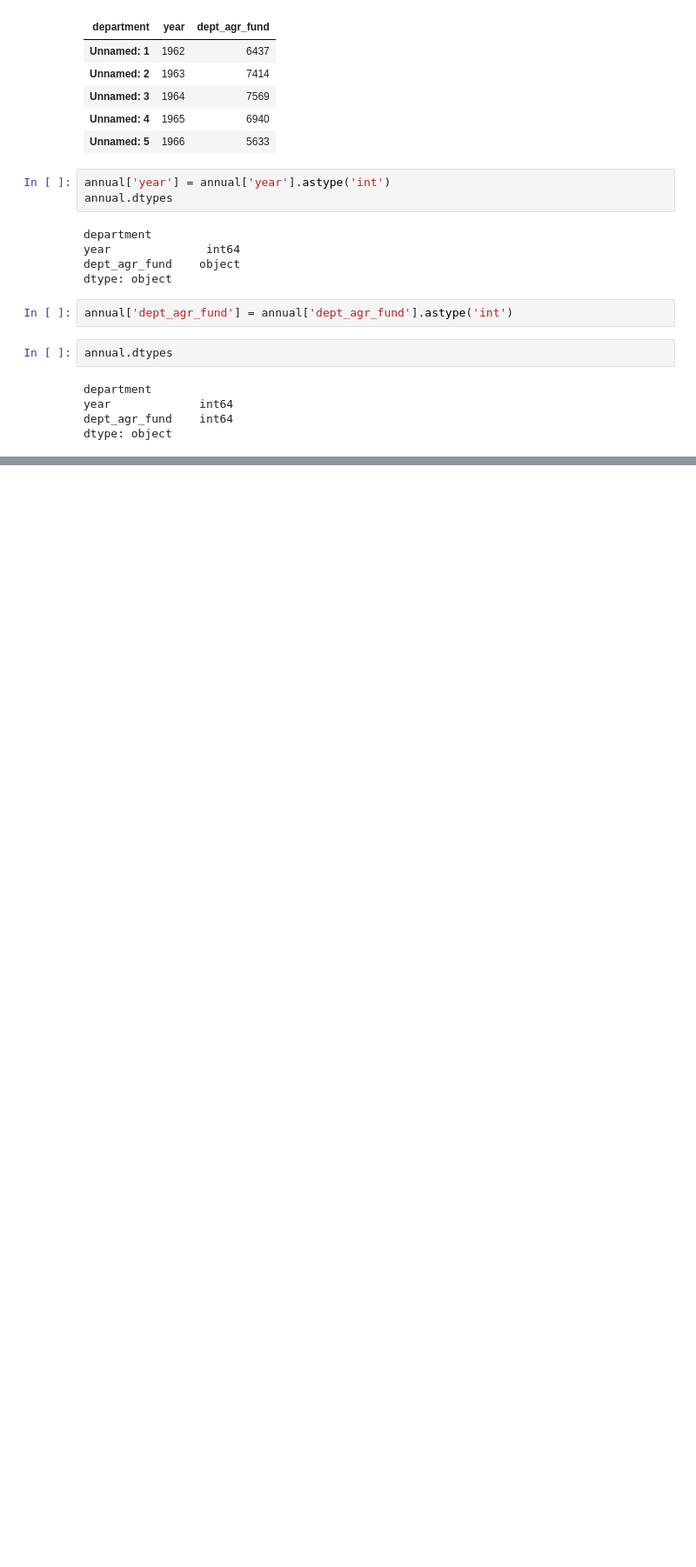
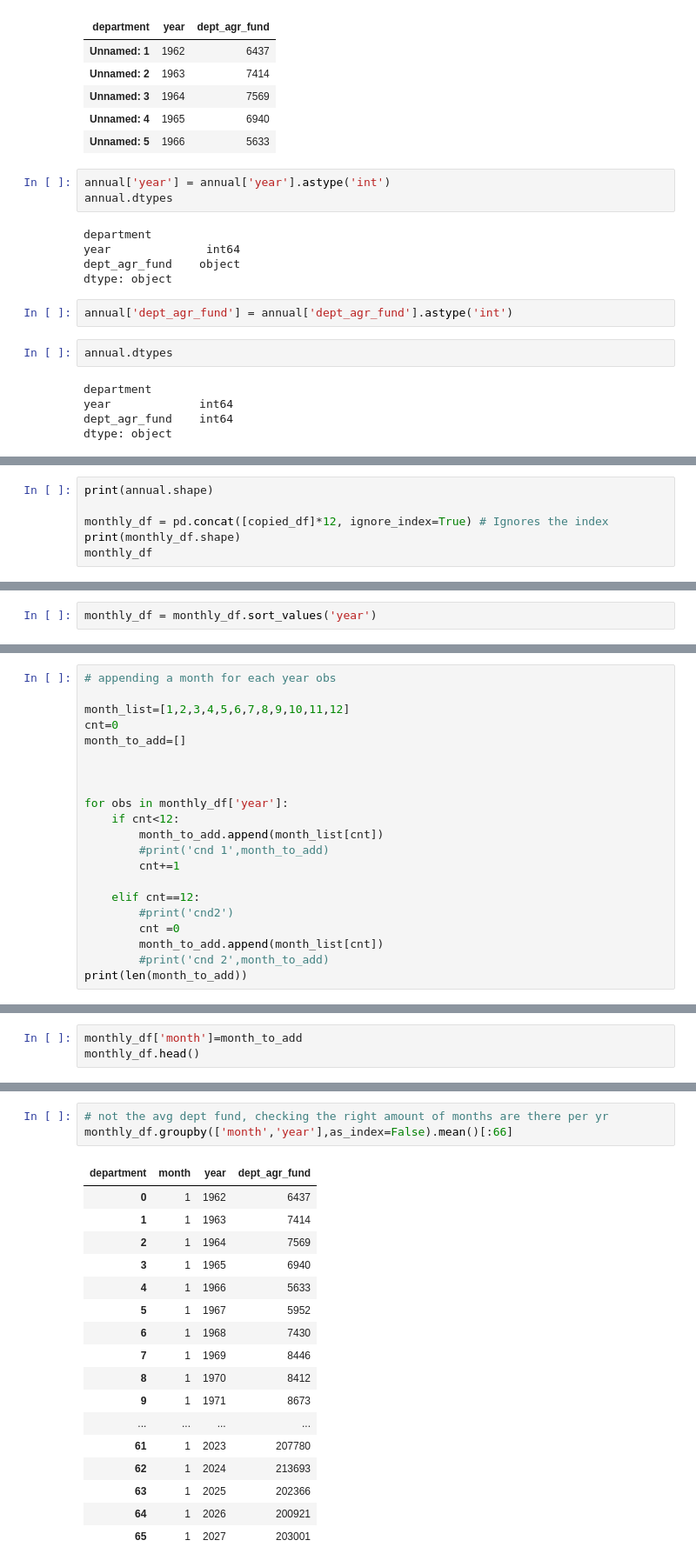
Before and after one commit to HOWBZR/Fire_Repo, a Jupyter notebook: Code/annu_fed_agcy_spending_scrub.ipynb, the cells around one changed output, grey strips where cells are left out. Shown: that part at 87% size. Drawn from its saved outputs; the diff is of its cells as text; blank space fills up the shorter version.

Commit message:
adding cleaned annual fed funds, temp, and drought data

```diff
--- a/Code/annu_fed_agcy_spending_scrub.ipynb
+++ b/Code/annu_fed_agcy_spending_scrub.ipynb
@@ -184,0 +217,6 @@ dtype: object
+# %%
+print(annual.shape)
+
+monthly_df = pd.concat([copied_df]*12, ignore_index=True) # Ignores the index
+print(monthly_df.shape)
+monthly_df
@@ -184,0 +254,2 @@ dtype: object
+# %%
+monthly_df = monthly_df.sort_values('year')
@@ -184,0 +273,21 @@ dtype: object
+# %%
+# appending a month for each year obs
+
+month_list=[1,2,3,4,5,6,7,8,9,10,11,12]
+cnt=0
+month_to_add=[]
+
+
+
+for obs in monthly_df['year']:
+    if cnt<12:
+        month_to_add.append(month_list[cnt])
+        #print('cnd 1',month_to_add)
+        cnt+=1
+
+    elif cnt==12:
+        #print('cnd2')
+        cnt =0
+        month_to_add.append(month_list[cnt])
+        #print('cnd 2',month_to_add)
+print(len(month_to_add))
@@ -184,0 +303,3 @@ dtype: object
+# %%
+monthly_df['month']=month_to_add
+monthly_df.head()
@@ -184,0 +313,21 @@ dtype: object
+# %%
+# not the avg dept fund, checking the right amount of months are there per yr
+monthly_df.groupby(['month','year'],as_index=False).mean()[:66]
+# %% [output]
+| department | month | year | dept_agr_fund |
+| 0 | 1 | 1962 | 6437 |
+| 1 | 1 | 1963 | 7414 |
+| 2 | 1 | 1964 | 7569 |
+| 3 | 1 | 1965 | 6940 |
+| 4 | 1 | 1966 | 5633 |
+| 5 | 1 | 1967 | 5952 |
+| 6 | 1 | 1968 | 7430 |
+| 7 | 1 | 1969 | 8446 |
+| 8 | 1 | 1970 | 8412 |
+| 9 | 1 | 1971 | 8673 |
+| ... | ... | ... | ... |
+| 61 | 1 | 2023 | 207780 |
+| 62 | 1 | 2024 | 213693 |
+| 63 | 1 | 2025 | 202366 |
+| 64 | 1 | 2026 | 200921 |
+| 65 | 1 | 2027 | 203001 |
```
Also changed, not shown: parts of 15 cells of this notebook, 57 other files.
